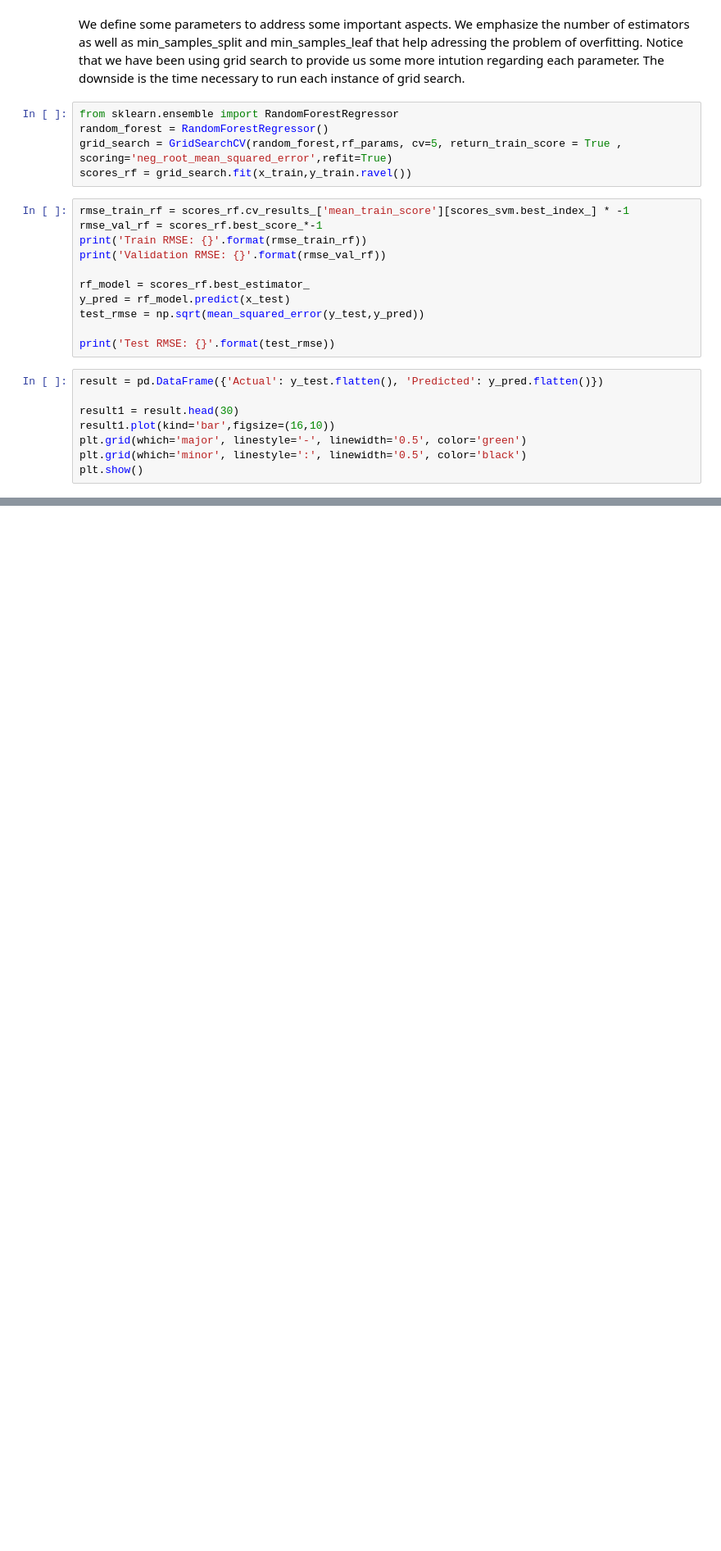
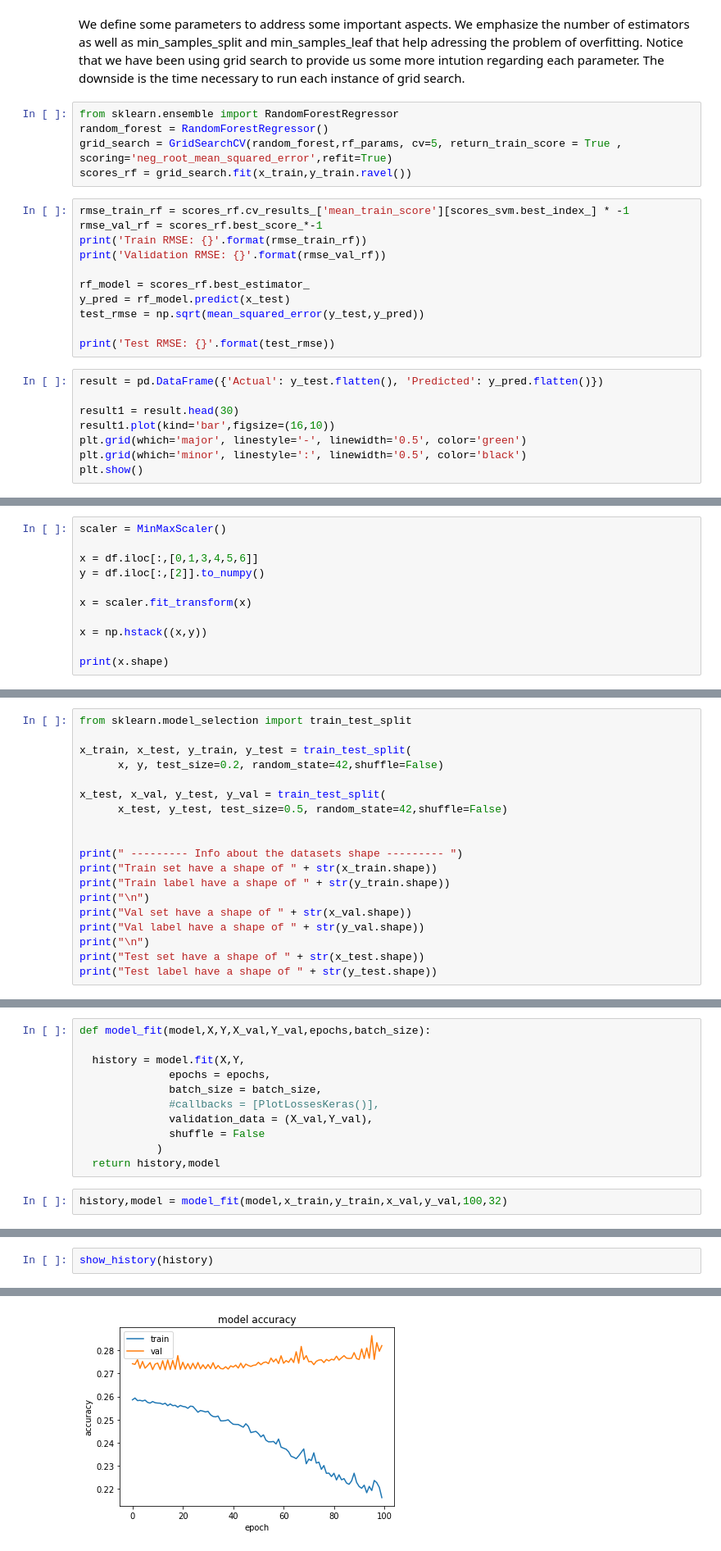
Before and after one commit to GuilhermeViveiros/Stock-Prices, a Jupyter notebook: Predicting_Stock_Prices.ipynb, the cells around one changed output, grey strips where cells are left out. Shown at 82% size. Saved outputs shown, nothing was run; the diff lists cells and outputs as text; blank space fills up the shorter version.

```diff
--- a/Predicting_Stock_Prices.ipynb
+++ b/Predicting_Stock_Prices.ipynb
@@ -971,0 +1014,11 @@ plt.show()
+# %%
+scaler = MinMaxScaler()
+
+x = df.iloc[:,[0,1,3,4,5,6]]
+y = df.iloc[:,[2]].to_numpy()
+
+x = scaler.fit_transform(x)
+
+x = np.hstack((x,y))
+
+print(x.shape)
@@ -971,0 +1049,19 @@ plt.show()
+# %%
+from sklearn.model_selection import train_test_split
+
+x_train, x_test, y_train, y_test = train_test_split(
+      x, y, test_size=0.2, random_state=42,shuffle=False)
+
+x_test, x_val, y_test, y_val = train_test_split(
+      x_test, y_test, test_size=0.5, random_state=42,shuffle=False)
+
+
+print(" --------- Info about the datasets shape --------- ")
+print("Train set have a shape of " + str(x_train.shape))
+print("Train label have a shape of " + str(y_train.shape))
+print("\n")
+print("Val set have a shape of " + str(x_val.shape))
+print("Val label have a shape of " + str(y_val.shape))
+print("\n")
+print("Test set have a shape of " + str(x_test.shape))
+print("Test label have a shape of " + str(y_test.shape))
@@ -971,0 +1138,13 @@ plt.show()
+# %%
+def model_fit(model,X,Y,X_val,Y_val,epochs,batch_size):
+
+  history = model.fit(X,Y,
+              epochs = epochs,
+              batch_size = batch_size,
+              #callbacks = [PlotLossesKeras()],
+              validation_data = (X_val,Y_val),
+              shuffle = False
+            )
+  return history,model
+# %%
+history,model = model_fit(model,x_train,y_train,x_val,y_val,100,32)
@@ -971,0 +1169,3 @@ plt.show()
+# %%
+show_history(history)
+# %% [output]
@@ -971,0 +1173 @@ plt.show()
+[figure, added]
```
Also changed, not shown: parts of 30 cells of this notebook.
